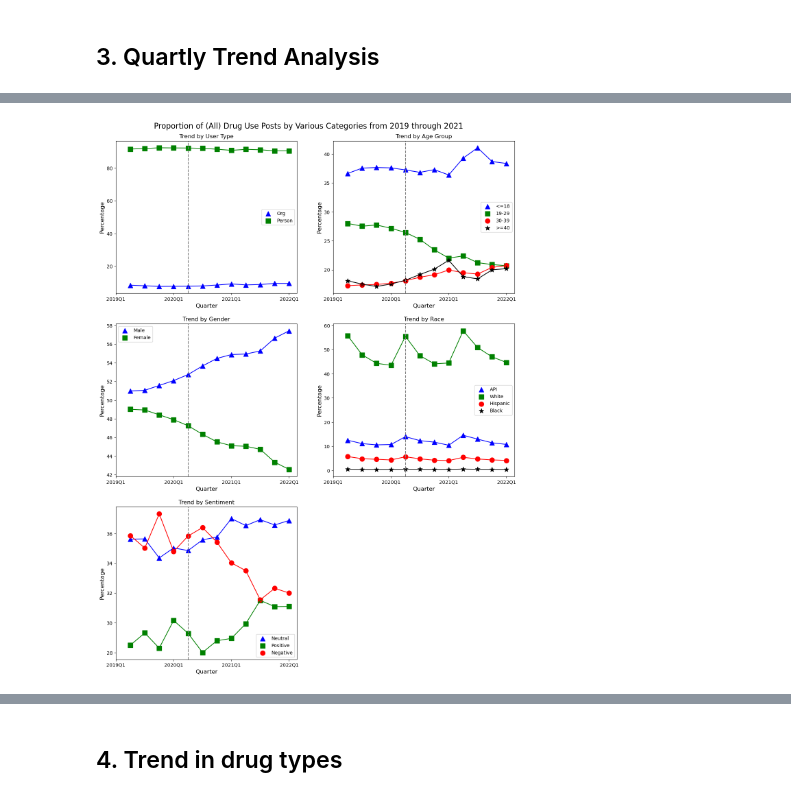
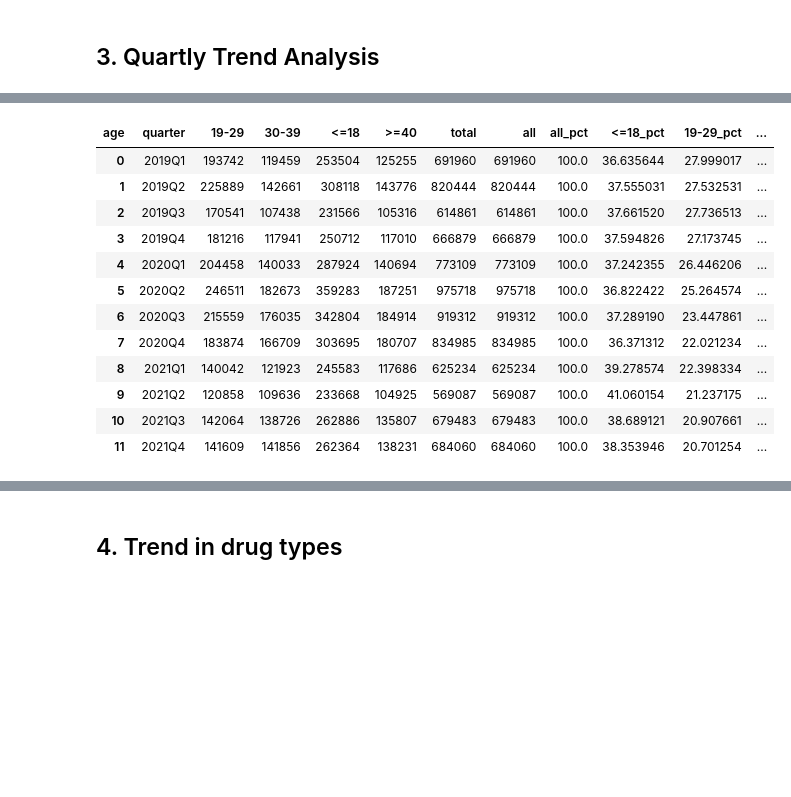
Before and after one commit to JulinaM/DemographicAnalysis, a Jupyter notebook: trend_analysis.ipynb, the cells around one changed output, grey strips where cells are left out. Cells and saved outputs as stored; diff of their text form; code cells hidden in the pictures; blank space fills up the shorter version.

```diff
--- a/trend_analysis.ipynb
+++ b/trend_analysis.ipynb
@@ -444,3 +502,19 @@ def prepare_grouped_data(data, period, columns, drug_type=None):
+# %%
+calculate_percentages(data, 'quarter', 'age', groups['age_groups'], None)
+# %% [output]
+| age | quarter | 19-29 | 30-39 | <=18 | >=40 | total | all | all_pct | <=18_pct | 19-29_pct | ... |
+| 0 | 2019Q1 | 193742 | 119459 | 253504 | 125255 | 691960 | 691960 | 100.0 | 36.635644 | 27.999017 | ... |
+| 1 | 2019Q2 | 225889 | 142661 | 308118 | 143776 | 820444 | 820444 | 100.0 | 37.555031 | 27.532531 | ... |
+| 2 | 2019Q3 | 170541 | 107438 | 231566 | 105316 | 614861 | 614861 | 100.0 | 37.661520 | 27.736513 | ... |
+| 3 | 2019Q4 | 181216 | 117941 | 250712 | 117010 | 666879 | 666879 | 100.0 | 37.594826 | 27.173745 | ... |
+| 4 | 2020Q1 | 204458 | 140033 | 287924 | 140694 | 773109 | 773109 | 100.0 | 37.242355 | 26.446206 | ... |
+| 5 | 2020Q2 | 246511 | 182673 | 359283 | 187251 | 975718 | 975718 | 100.0 | 36.822422 | 25.264574 | ... |
+| 6 | 2020Q3 | 215559 | 176035 | 342804 | 184914 | 919312 | 919312 | 100.0 | 37.289190 | 23.447861 | ... |
+| 7 | 2020Q4 | 183874 | 166709 | 303695 | 180707 | 834985 | 834985 | 100.0 | 36.371312 | 22.021234 | ... |
+| 8 | 2021Q1 | 140042 | 121923 | 245583 | 117686 | 625234 | 625234 | 100.0 | 39.278574 | 22.398334 | ... |
+| 9 | 2021Q2 | 120858 | 109636 | 233668 | 104925 | 569087 | 569087 | 100.0 | 41.060154 | 21.237175 | ... |
+| 10 | 2021Q3 | 142064 | 138726 | 262886 | 135807 | 679483 | 679483 | 100.0 | 38.689121 | 20.907661 | ... |
+| 11 | 2021Q4 | 141609 | 141856 | 262364 | 138231 | 684060 | 684060 | 100.0 | 38.353946 | 20.701254 | ... |
 # %%
 def plot_trend(groups, grouped_df, period, category, ax, drug_type=None):
     colors = ['blue', 'green', 'red', 'black']
@@ -514,10 +585,8 @@ def plot_all_trends(groups, grouped_data, period, main_title, filename, drug_typ
 # Main logic
 period = 'quarter'
 groups, grouped_data = prepare_grouped_data(data, period, ['age', 'gender', 'org', 'sentiment', 'race', 'is_teenage'], None)
-main_title = "Proportion of (All) Drug Use Posts by Various Categories from 2019 through 2021"
+main_title = "Prevalence of (All) Drug Use Posts by Various Categories from 2019 through 2021"
 plot_all_trends(groups, grouped_data, period, main_title, 'All')
-# %% [output]
-[figure, removed]
 # %%
 period = 'quarter'
 user_data = data.drop_duplicates(subset=['user_id'], keep='first')
```
Also changed, not shown: parts of 13 cells of this notebook.
